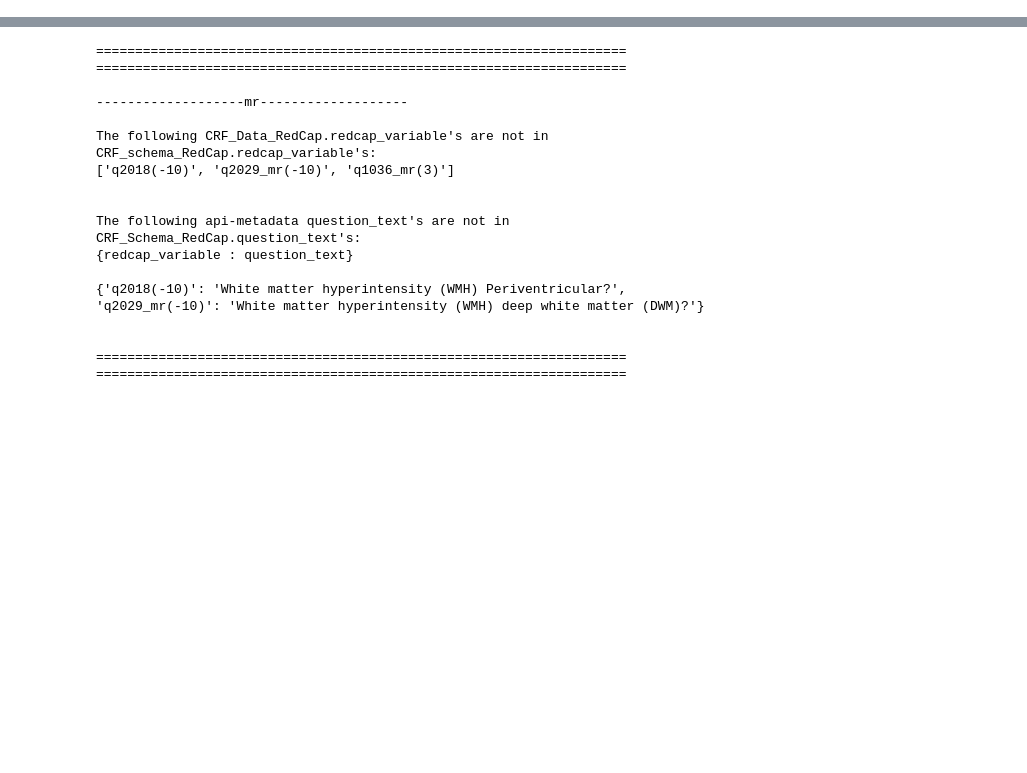
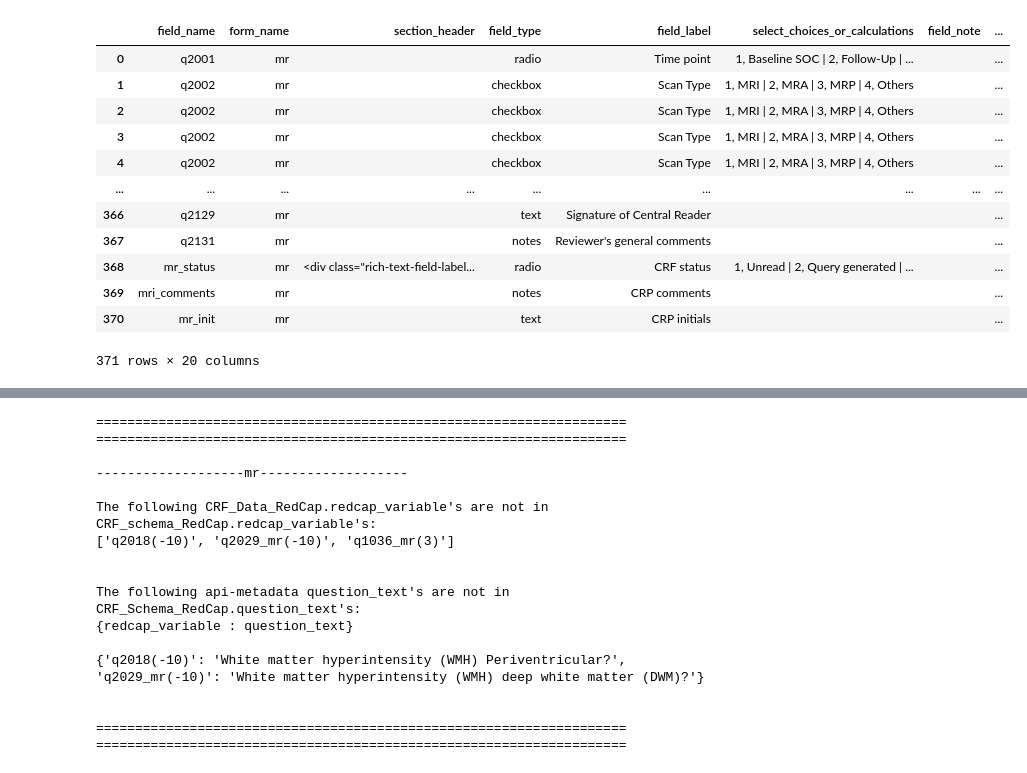
Before and after one commit to maloneytc/AMBRA_Backups, a Jupyter notebook: AMBRA_Backups/scrap.ipynb, the cells around one changed output, grey strips where cells are left out. Drawn from its saved outputs; the diff is of its cells as text; code cells hidden in the pictures; blank space fills up the shorter version.

```diff
--- a/AMBRA_Backups/scrap.ipynb
+++ b/AMBRA_Backups/scrap.ipynb
@@ -26,13 +29,28 @@ def q(query, record=None):
 # %%
 crf_name = 'mr'
 
 schema_questions = pd.DataFrame(db.run_select_query("""SELECT question_text, redcap_variable FROM CRF_Schema_RedCap
                                 WHERE crf_name = %s AND question_text IS NOT NULL""", [crf_name], column_names=True))
 schema_questions['variable-value'] = schema_questions['redcap_variable']+schema_questions['question_text']
 
 api_questions = pd.DataFrame(project.export_metadata())
 api_questions = api_questions[api_questions['form_name'] == crf_name]
 field_names = pd.DataFrame(project.export_field_names())
 field_names.rename(columns={'original_field_name': 'field_name'}, inplace=True)
 # api_questions = pd.merge(field_names, api_questions, on='field_name')
 api_questions = pd.merge(api_questions, field_names, on='field_name', how='left')
+api_questions
+# %% [output]
+|  | field_name | form_name | section_header | field_type | field_label | select_choices_or_calculations | field_note | ... |
+| 0 | q2001 | mr |  | radio | Time point | 1, Baseline SOC | 2, Follow-Up | ... |  | ... |
+| 1 | q2002 | mr |  | checkbox | Scan Type | 1, MRI | 2, MRA | 3, MRP | 4, Others |  | ... |
+| 2 | q2002 | mr |  | checkbox | Scan Type | 1, MRI | 2, MRA | 3, MRP | 4, Others |  | ... |
+| 3 | q2002 | mr |  | checkbox | Scan Type | 1, MRI | 2, MRA | 3, MRP | 4, Others |  | ... |
+| 4 | q2002 | mr |  | checkbox | Scan Type | 1, MRI | 2, MRA | 3, MRP | 4, Others |  | ... |
+| ... | ... | ... | ... | ... | ... | ... | ... | ... |
+| 366 | q2129 | mr |  | text | Signature of Central Reader |  |  | ... |
+| 367 | q2131 | mr |  | notes | Reviewer's general comments |  |  | ... |
+| 368 | mr_status | mr | <div class="rich-text-field-label... | radio | CRF status | 1, Unread | 2, Query generated | ... |  | ... |
+| 369 | mri_comments | mr |  | notes | CRP comments |  |  | ... |
+| 370 | mr_init | mr |  | text | CRP initials |  |  | ... |
+371 rows × 20 columns
```
Also changed, not shown: parts of 4 cells of this notebook.
